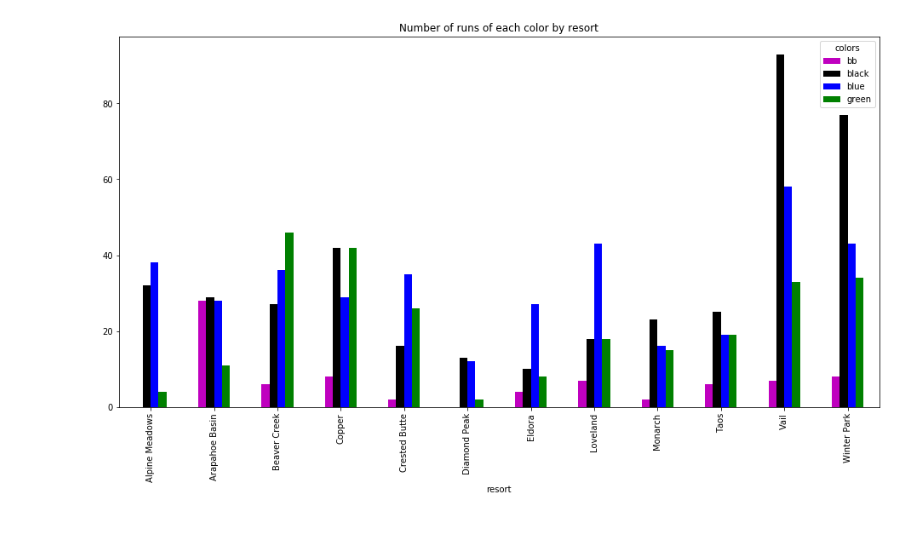
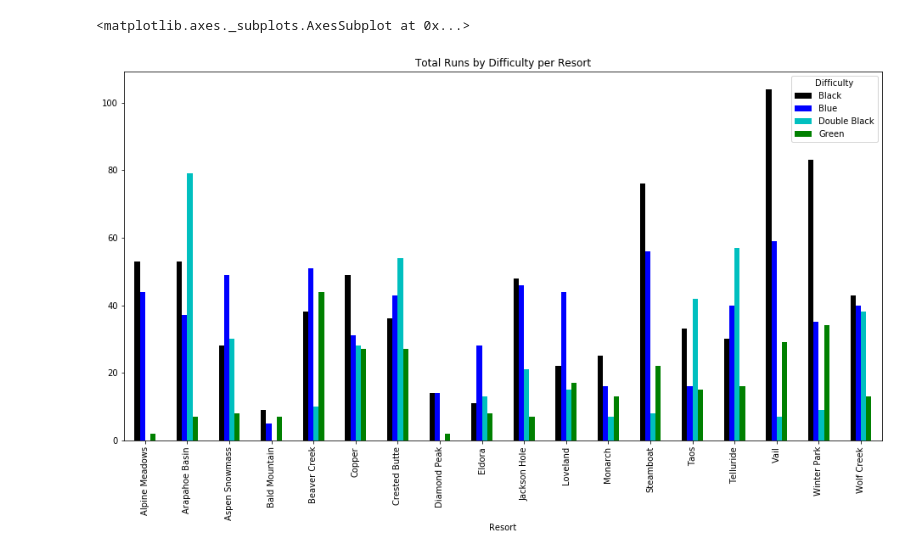
Before and after one commit to kfarbman/ski-recommender, a Jupyter notebook: notebooks/visualizations.ipynb, the cells around one changed output. Saved outputs shown, nothing was run; the diff lists cells and outputs as text; code cells hidden in the pictures; blank space fills up the shorter version.

```diff
--- a/notebooks/visualizations.ipynb
+++ b/notebooks/visualizations.ipynb
@@ -16,0 +11,2 @@ pkl_file.close()
+# %%
+df = pd.read_csv("../data/combined_data_20200421.csv")
@@ -99,5 +53,8 @@ plt.legend(markers, c.keys(), numpoints=1);
 # %%
-df.groupby(['resort','colors']).size().unstack().plot(kind='bar',figsize = (16,8), color = ['m','k','b','g'],
-                                                      title = 'Number of runs of each color by resort');
+df.groupby(["Resort", "Difficulty"]).size().unstack().plot(kind="bar",
+    figsize=(16,8),
+    color = ['k','b','c','g'],
+    title = 'Total Runs by Difficulty per Resort')
 # %% [output]
+<matplotlib.axes._subplots.AxesSubplot at 0x...>
-[figure, old version]
+[figure, new version]
```
Also changed, not shown: parts of 26 cells of this notebook.
